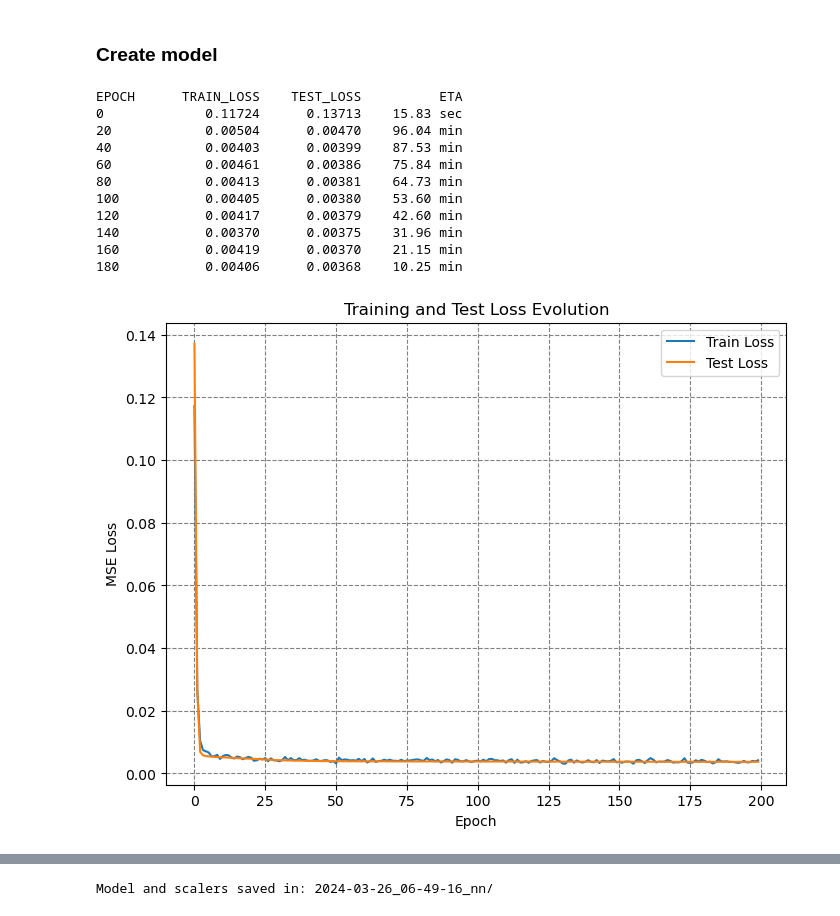
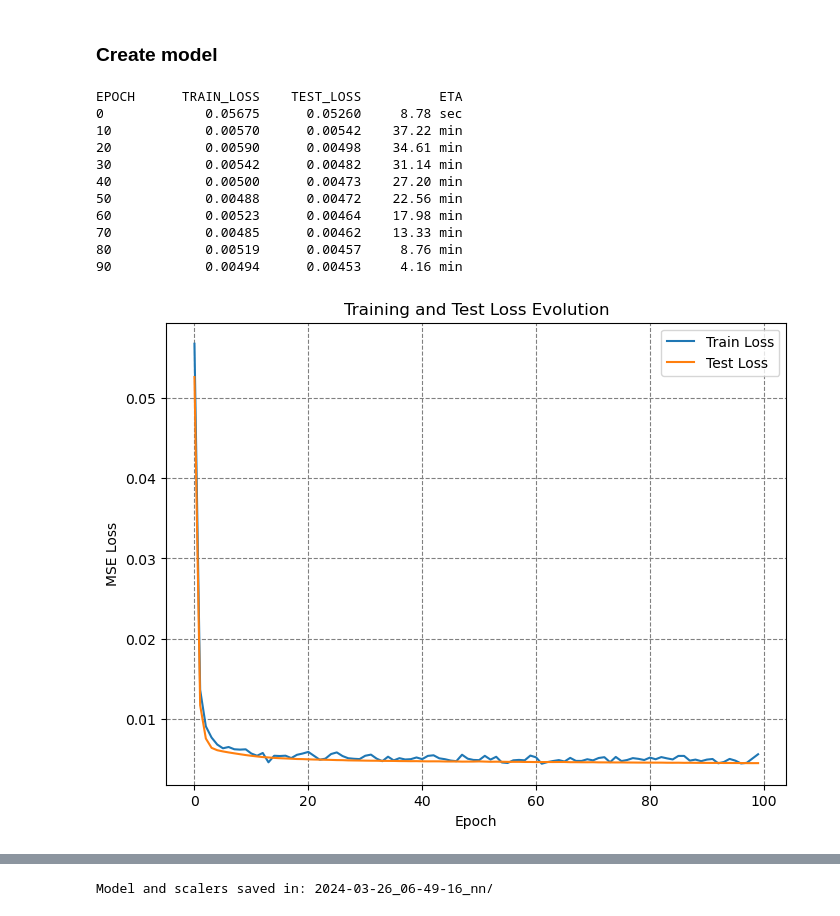
Before and after one commit to zihan-zh/LCLS_FEL_modeling, a Jupyter notebook: NN_models.ipynb, the cells around one changed output, grey strips where cells are left out. Drawn from its saved outputs; the diff is of its cells as text; code cells hidden in the pictures.

```diff
--- a/NN_models.ipynb
+++ b/NN_models.ipynb
@@ -69,5 +72,7 @@ Features in samples: Index(['SOLN:IN20:121:BACT', 'QUAD:IN20:121:BACT', 'QUAD:IN
       dtype='object')
 # %%
-final_df = final_df.sample(frac=1, random_state=11)
+# final_df = final_df.sample(frac=0.5, random_state=11)
+valid_df = final_df.iloc[1000000:]
+final_df = final_df.iloc[:1000000]
 print('Number of final samples after random selection:', final_df.shape[0])
 # %% [output]
@@ -97,6 +102,8 @@ quads_ltuh_bact = [quad.replace("BCTRL", "BACT") for quad in quads_ltuh_bctrl]
 quads_ltus_bact = [quad.replace("BCTRL", "BACT") for quad in quads_ltus_bctrl]
 
 vcc_profile = ['CAMR:IN20:186:XRMS', 'CAMR:IN20:186:YRMS']
+RF_ampls = ['ACCL:LI21:1:L1S_S_AV', 'ACCL:LI21:180:L1X_S_AV', 'ACCL:LI22:1:ADES', 'ACCL:LI25:1:ADES']
+RF_phases = ['ACCL:LI21:1:L1S_S_PV', 'ACCL:LI21:180:L1X_S_PV', 'ACCL:LI22:1:PDES', 'ACCL:LI25:1:PDES']
 blen = ['BLEN:LI21:265:AIMAX1H', 'BLEN:LI24:886:BIMAX1H']
 bcharge = ['SIOC:SYS0:ML00:CALC038', 'SIOC:SYS0:ML00:CALC252'] # at gun, after BC1 # ['BPMS:IN20:221:TMIT1H', 'BPMS:LI21:233:TMIT1H', 'BPMS:LI24:801:TMIT1H'] # at gun, BC1, BC2
 hxr_energy = ['BEND:DMPH:400:BACT','SIOC:SYS0:ML00:AO627'] # beam energy, photon energy
@@ -112,9 +119,9 @@ final_columns = quads_all_bctrl + ['hxr_pulse_intensity'] + beam_status
 # %%
 # final_df = all_df # if no filtering
 
-input_cols = quads_inj_bact + quads_linac_bact + quads_ltuh_bact + beam_status[:2] + [beam_status[4]]
+input_cols = quads_inj_bact + quads_linac_bact + quads_ltuh_bact + RF_ampls + RF_phases + beam_status[:2] + [beam_status[4]]
 # input_cols = quads_inj_bctrl + quads_linac_bctrl + quads_ltuh_bctrl + beam_status
-output_cols = ['hxr_pulse_intensity', 'HXR electron energy [GeV]']
+output_cols = ['hxr_pulse_intensity', 'HXR electron energy [GeV]', 'Bunch length at BC1', 'Bunch length at BC2']
 input_size =len(input_cols)
 output_size = len(output_cols)
 
@@ -357,14 +364,13 @@ def create_model(version: int = 0):
 # %%
 model_version = 5
 model = create_model(model_version)
+# %%
+lr = 1e-5
+weight_decay = 1e-6
+n_epochs = 100
+criterion = nn.MSELoss()
+optimizer = optim.Adam(model.parameters(), lr=lr, weight_decay=weight_decay)
 # %%
-lr = 1e-5
-weight_decay = 1e-6
-n_epochs = 200
-criterion = nn.MSELoss()
-optimizer = optim.Adam(model.parameters(), lr=lr, weight_decay=weight_decay)
-
-
 train_losses, test_losses = [], []
 print("{:8s} {:>12s} {:>12s} {:>12s}".format("EPOCH", "TRAIN_LOSS", "TEST_LOSS", "ETA"))
 t0 = time.time()
@@ -393,44 +399,44 @@ for epoch in range(n_epochs):
 
             # store losses
             train_losses.append(loss.item())
             test_losses.append(test_loss.item())
 
             # print info
             if epoch % (n_epochs // 10) == 0:
                 t_avg = (time.time() - t0) / (epoch + 1)
                 t_r = (n_epochs - epoch - 1) * t_avg / 60  # in minutes
                 if t_r <= 1.0:
                     t_info = "{:.2f} sec".format(60 * t_r)
                 else:
                     t_info = "{:.2f} min".format(t_r)
                 info = "{:<8d} {:12.5f} {:12.5f} {:>12s}".format(epoch, loss, test_loss, t_info)
                 if test_loss < best_loss:
                     info = "\033[0;32m" + info + '\x1b[0m'
                 print(info)
 
 # Plot the training and test losses
 plt.figure(figsize=(8, 6))
 plt.plot(train_losses, label='Train Loss')
 plt.plot(test_losses, label='Test Loss')
 plt.xlabel('Epoch')
 plt.ylabel('MSE Loss')
 plt.grid(color="gray", linestyle="dashed")
 plt.title('Training and Test Loss Evolution')
 plt.legend()
 plt.show()
 # %% [output]
 EPOCH      TRAIN_LOSS    TEST_LOSS          ETA
-0             0.11724      0.13713    15.83 sec
-20            0.00504      0.00470    96.04 min
-40            0.00403      0.00399    87.53 min
-60            0.00461      0.00386    75.84 min
-80            0.00413      0.00381    64.73 min
-100           0.00405      0.00380    53.60 min
-120           0.00417      0.00379    42.60 min
-140           0.00370      0.00375    31.96 min
-160           0.00419      0.00370    21.15 min
-180           0.00406      0.00368    10.25 min
+0             0.05675      0.05260     8.78 sec
+10            0.00570      0.00542    37.22 min
+20            0.00590      0.00498    34.61 min
+30            0.00542      0.00482    31.14 min
+40            0.00500      0.00473    27.20 min
+50            0.00488      0.00472    22.56 min
+60            0.00523      0.00464    17.98 min
+70            0.00485      0.00462    13.33 min
+80            0.00519      0.00457     8.76 min
+90            0.00494      0.00453     4.16 min
-[figure, old version]
+[figure, new version]
 # %%
 # Function to plot actual vs predicted values
 def plot_actual_vs_predicted(actual, predicted, title):
```
Also changed, not shown: parts of 8 cells of this notebook.
